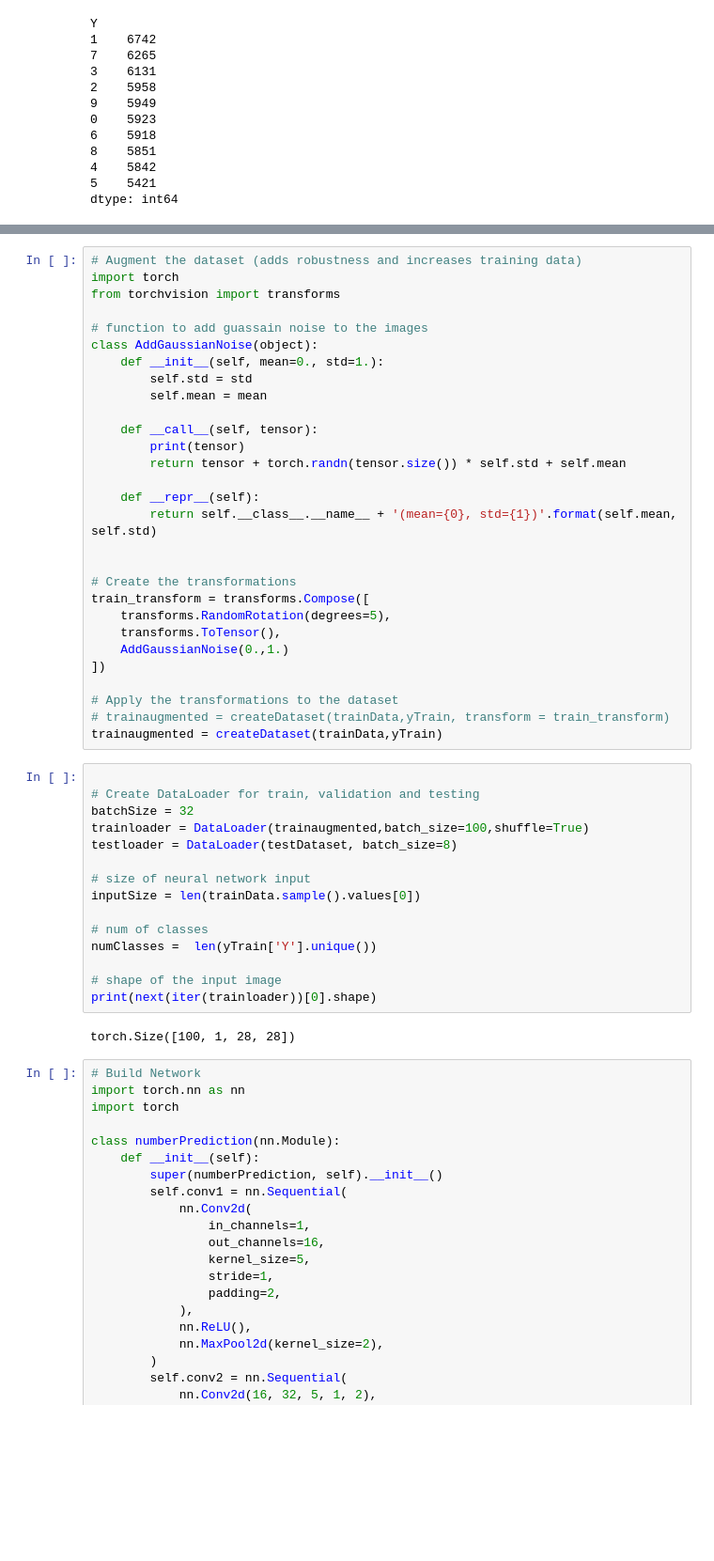
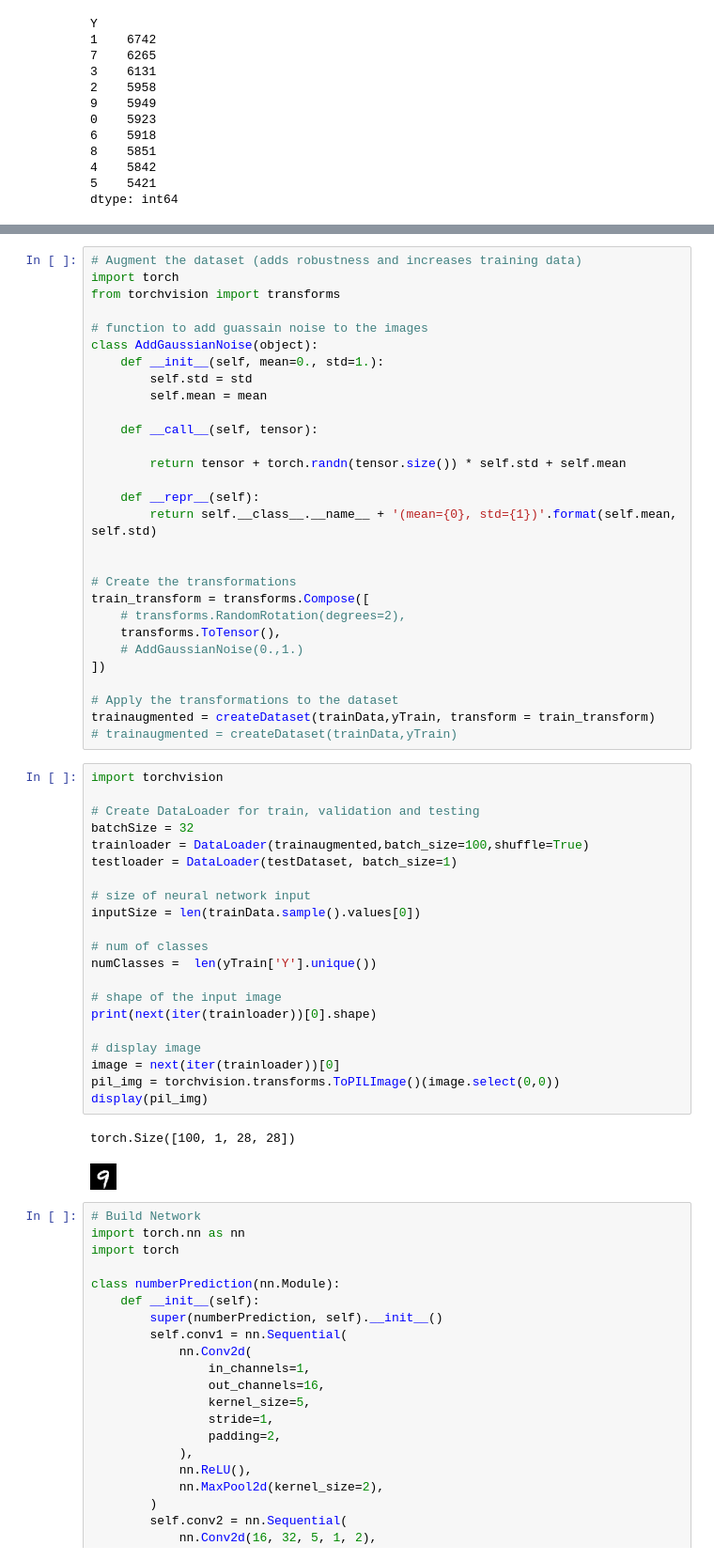
Before and after one commit to StephenGhool/MNIST, a Jupyter notebook: CONV.ipynb, the cells around one changed output, grey strips where cells are left out. Shown: that part at 94% size. Drawn from its saved outputs; the diff is of its cells as text; blank space fills up the shorter version.

```diff
--- a/CONV.ipynb
+++ b/CONV.ipynb
@@ -87,7 +92,7 @@ class AddGaussianNoise(object):
         self.mean = mean
 
     def __call__(self, tensor):
-        print(tensor)
+
         return tensor + torch.randn(tensor.size()) * self.std + self.mean
 
     def __repr__(self):
@@ -96,31 +101,38 @@ class AddGaussianNoise(object):
 
 # Create the transformations
 train_transform = transforms.Compose([
-    transforms.RandomRotation(degrees=5),
+    # transforms.RandomRotation(degrees=2),
     transforms.ToTensor(),
-    AddGaussianNoise(0.,1.)
+    # AddGaussianNoise(0.,1.)
 ])
 
 # Apply the transformations to the dataset
-# trainaugmented = createDataset(trainData,yTrain, transform = train_transform)
-trainaugmented = createDataset(trainData,yTrain)
+trainaugmented = createDataset(trainData,yTrain, transform = train_transform)
+# trainaugmented = createDataset(trainData,yTrain)
 # %%
+import torchvision
 
 # Create DataLoader for train, validation and testing
 batchSize = 32
 trainloader = DataLoader(trainaugmented,batch_size=100,shuffle=True)
-testloader = DataLoader(testDataset, batch_size=8)
+testloader = DataLoader(testDataset, batch_size=1)
 
 # size of neural network input
 inputSize = len(trainData.sample().values[0])
 
 # num of classes
 numClasses =  len(yTrain['Y'].unique())
 
 # shape of the input image
 print(next(iter(trainloader))[0].shape)
+
+# display image
+image = next(iter(trainloader))[0]
+pil_img = torchvision.transforms.ToPILImage()(image.select(0,0))
+display(pil_img)
 # %% [output]
 torch.Size([100, 1, 28, 28])
+[figure, added]
 # %%
 # Build Network
 import torch.nn as nn
```
Also changed, not shown: parts of 5 cells of this notebook, 3 other files.
